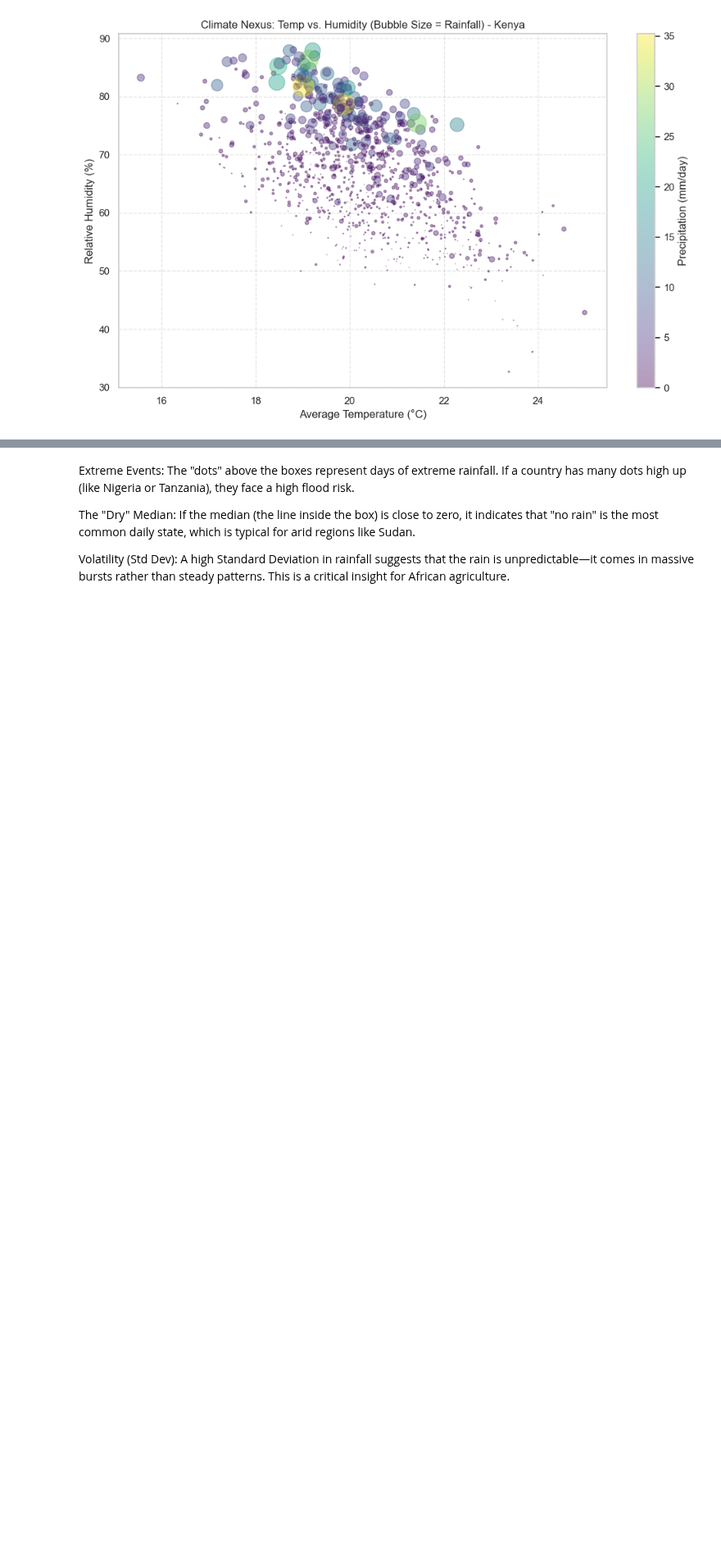
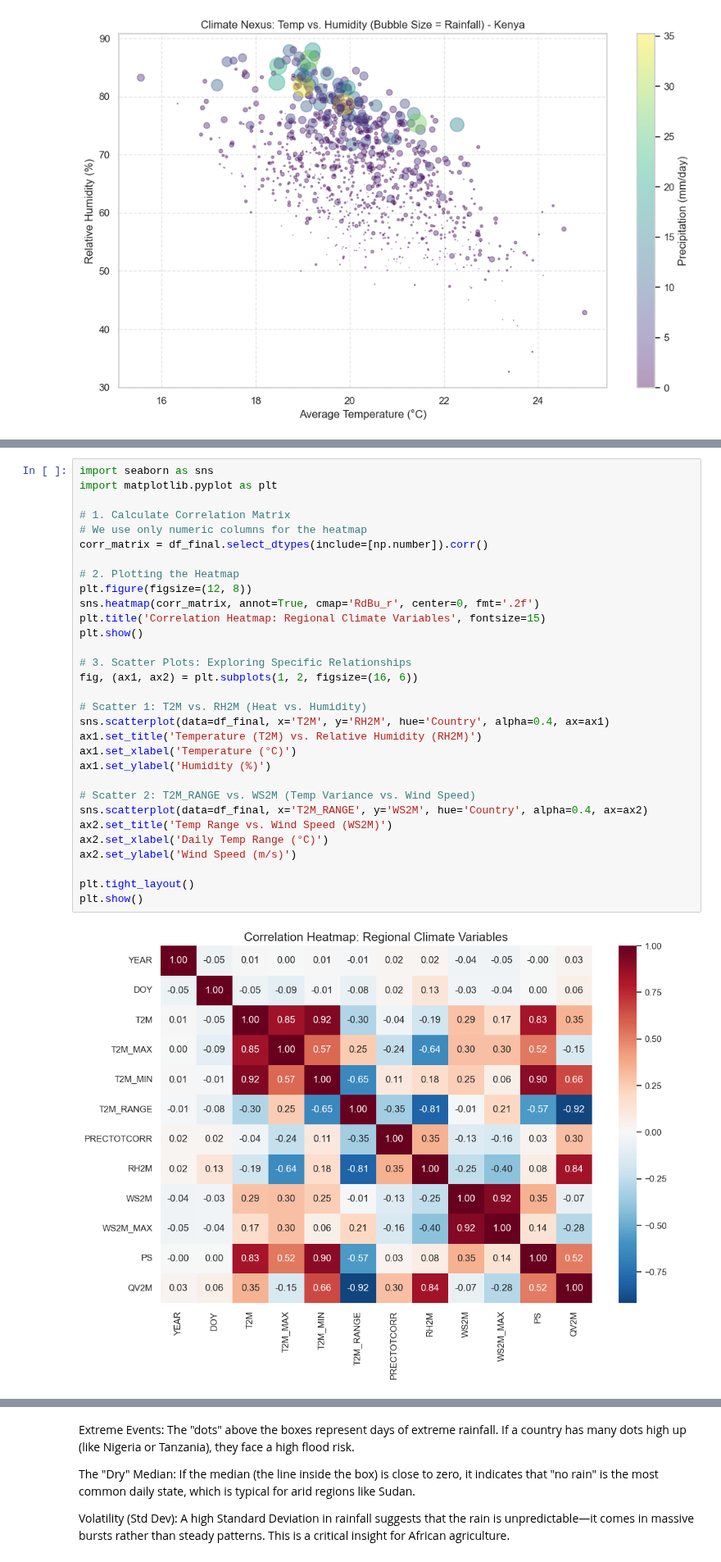
Before and after one commit to KetimTesfaye/-climate-challenge-week0, a Jupyter notebook: notebooks/kenya_eda.ipynb, the cells around one changed output, grey strips where cells are left out. Shown at 82% size. Saved outputs shown, nothing was run; the diff lists cells and outputs as text; blank space fills up the shorter version.

```diff
--- a/notebooks/kenya_eda.ipynb
+++ b/notebooks/kenya_eda.ipynb
@@ -109,0 +467,33 @@ plt.show()
+# %%
+import seaborn as sns
+import matplotlib.pyplot as plt
+
+# 1. Calculate Correlation Matrix
+# We use only numeric columns for the heatmap
+corr_matrix = df_final.select_dtypes(include=[np.number]).corr()
+
+# 2. Plotting the Heatmap
+plt.figure(figsize=(12, 8))
+sns.heatmap(corr_matrix, annot=True, cmap='RdBu_r', center=0, fmt='.2f')
+plt.title('Correlation Heatmap: Regional Climate Variables', fontsize=15)
+plt.show()
+
+# 3. Scatter Plots: Exploring Specific Relationships
+fig, (ax1, ax2) = plt.subplots(1, 2, figsize=(16, 6))
+
+# Scatter 1: T2M vs. RH2M (Heat vs. Humidity)
+sns.scatterplot(data=df_final, x='T2M', y='RH2M', hue='Country', alpha=0.4, ax=ax1)
+ax1.set_title('Temperature (T2M) vs. Relative Humidity (RH2M)')
+ax1.set_xlabel('Temperature (°C)')
+ax1.set_ylabel('Humidity (%)')
+
+# Scatter 2: T2M_RANGE vs. WS2M (Temp Variance vs. Wind Speed)
+sns.scatterplot(data=df_final, x='T2M_RANGE', y='WS2M', hue='Country', alpha=0.4, ax=ax2)
+ax2.set_title('Temp Range vs. Wind Speed (WS2M)')
+ax2.set_xlabel('Daily Temp Range (°C)')
+ax2.set_ylabel('Wind Speed (m/s)')
+
+plt.tight_layout()
+plt.show()
+# %% [output]
+[figure, added]
```
Also changed, not shown: parts of 19 cells of this notebook, 4 other files.
